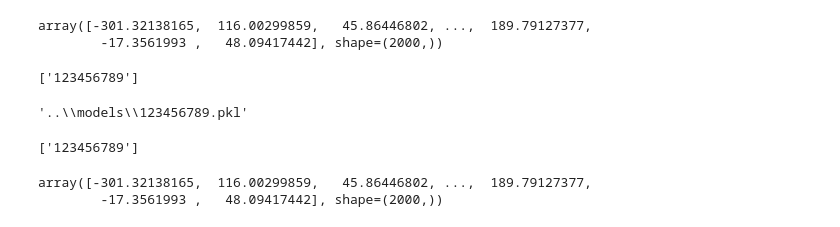
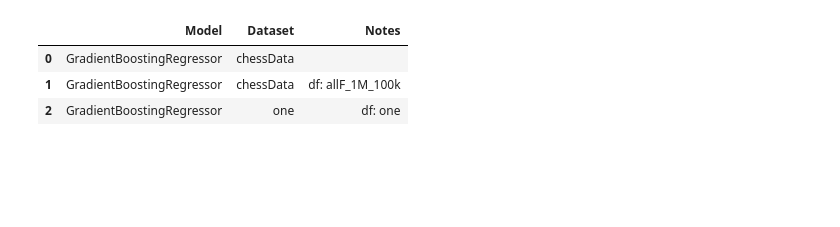
Before and after one commit to NatanSisoev/Chess-ML-Evaluator, a Jupyter notebook: notebooks/storage.ipynb, the cells around one changed output. Cells and saved outputs as stored; diff of their text form; code cells hidden in the pictures; blank space fills up the shorter version.

```diff
--- a/notebooks/storage.ipynb
+++ b/notebooks/storage.ipynb
@@ -41,35 +14,7 @@ dm_read.df
-# %%
-model = GradientBoostingRegressor(
-    loss="huber",
-    learning_rate=0.03,
-    n_estimators=1000,
-    max_depth=5,
-    subsample=0.8,
-    max_features="sqrt",
-    random_state=42
-)
-
-mm = ModelManager(model, dm)
-mm.fit()
-mm.predict()
-# %% [output]
-array([-301.32138165,  116.00299859,   45.86446802, ...,  189.79127377,
-        -17.3561993 ,   48.09417442], shape=(2000,))
 # %%
-fds.list_models()
+sm.list_models()
 # %% [output]
-['123456789']
+|  | Model | Dataset | Notes |
+| 0 | GradientBoostingRegressor | chessData |  |
+| 1 | GradientBoostingRegressor | chessData | df: allF_1M_100k |
+| 2 | GradientBoostingRegressor | one | df: one |
-# %%
-fds.save_model(mm, "123456789")
-# %% [output]
-'..\\models\\123456789.pkl'
-# %%
-fds.list_models()
-# %% [output]
-['123456789']
-# %%
-mm_read, meta = fds.load_model("123456789")
-mm_read.y_pred
-# %% [output]
-array([-301.32138165,  116.00299859,   45.86446802, ...,  189.79127377,
-        -17.3561993 ,   48.09417442], shape=(2000,))
```
Also changed, not shown: parts of 7 cells of this notebook, 52 other files.
